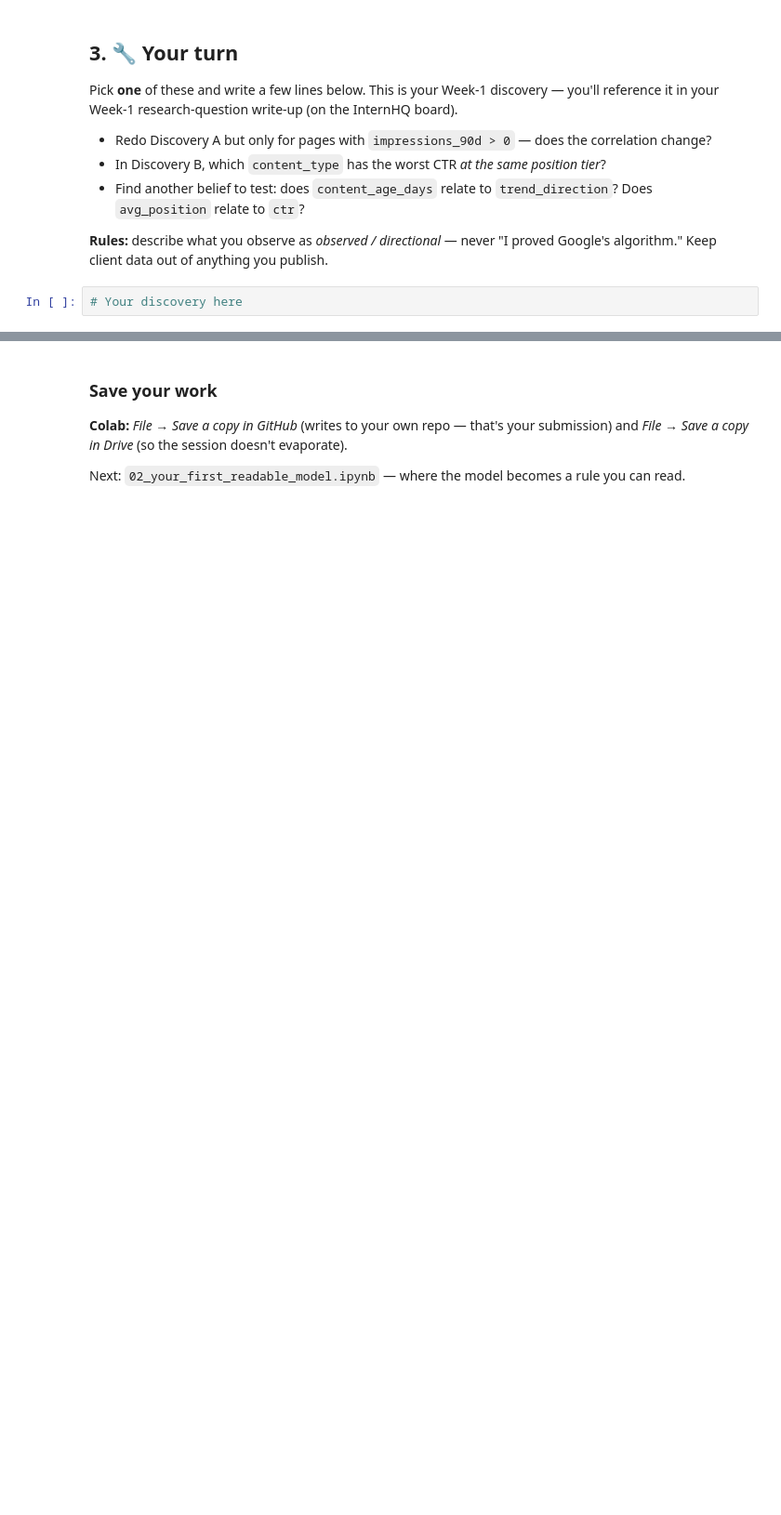
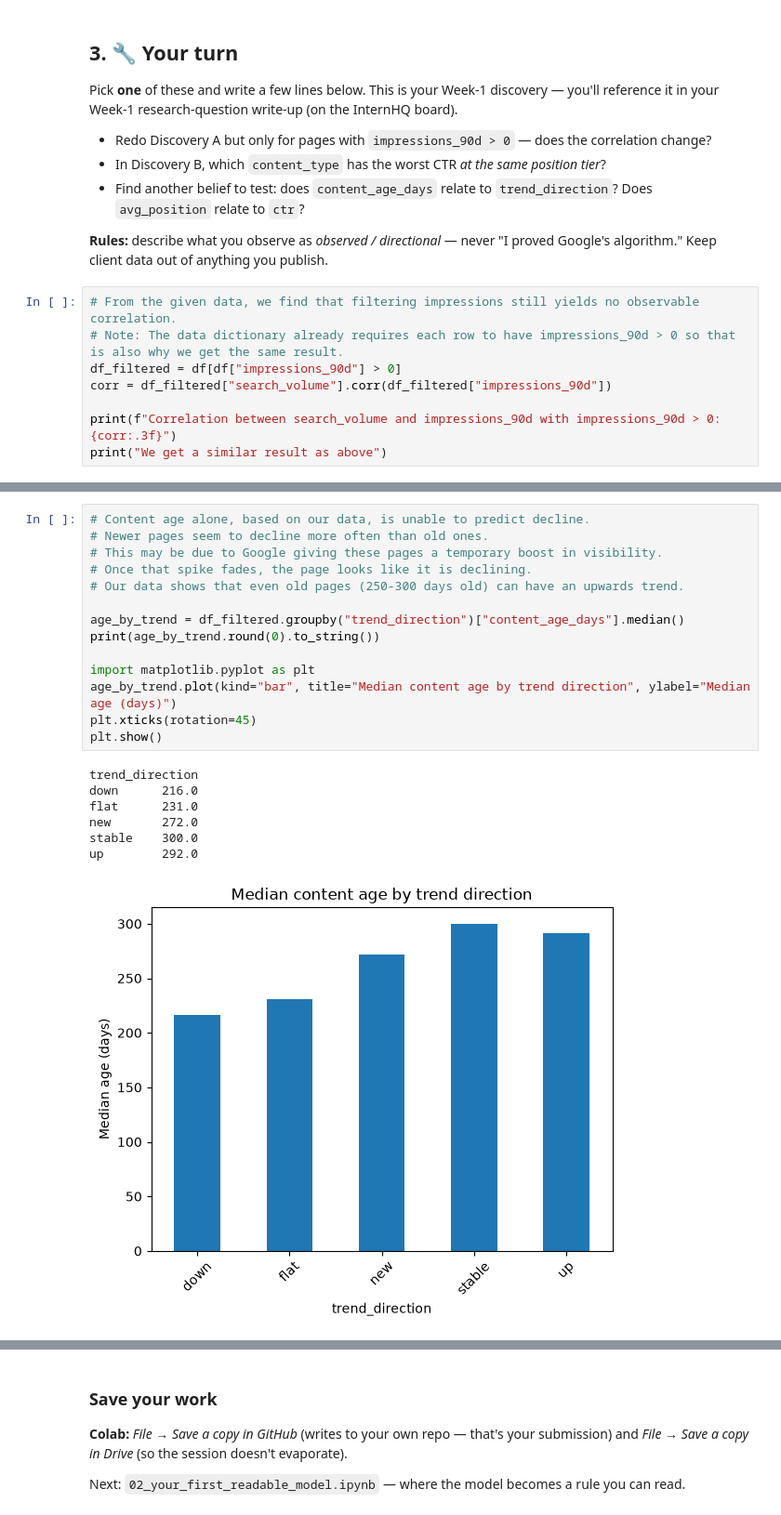
Before and after one commit to Fe4rlessCloak/flyrank-ml-workspace, a Jupyter notebook: notebooks/01_first_look_and_discovery.ipynb, the cells around one changed output, grey strips where cells are left out. Shown at 93% size. Cells and saved outputs as stored; diff of their text form; blank space fills up the shorter version.

```diff
--- a/notebooks/01_first_look_and_discovery.ipynb
+++ b/notebooks/01_first_look_and_discovery.ipynb
@@ -98,4 +152,10 @@ Pick **one** of these and write a few lines below. This is your Week-1 discovery
 
 **Rules:** describe what you observe as *observed / directional* — never "I proved Google's algorithm." Keep client data out of anything you publish.
 # %%
-# Your discovery here
+# From the given data, we find that filtering impressions still yields no observable correlation.
+# Note: The data dictionary already requires each row to have impressions_90d > 0 so that is also why we get the same result.
+df_filtered = df[df["impressions_90d"] > 0]
+corr = df_filtered["search_volume"].corr(df_filtered["impressions_90d"])
+
+print(f"Correlation between search_volume and impressions_90d with impressions_90d > 0: {corr:.3f}")
+print("We get a similar result as above")
@@ -101,0 +184,22 @@ Pick **one** of these and write a few lines below. This is your Week-1 discovery
+# %%
+# Content age alone, based on our data, is unable to predict decline.
+# Newer pages seem to decline more often than old ones.
+# This may be due to Google giving these pages a temporary boost in visibility.
+# Once that spike fades, the page looks like it is declining.
+# Our data shows that even old pages (250-300 days old) can have an upwards trend.
+
+age_by_trend = df_filtered.groupby("trend_direction")["content_age_days"].median()
+print(age_by_trend.round(0).to_string())
+
+import matplotlib.pyplot as plt
+age_by_trend.plot(kind="bar", title="Median content age by trend direction", ylabel="Median age (days)")
+plt.xticks(rotation=45)
+plt.show()
+# %% [output]
+trend_direction
+down      216.0
+flat      231.0
+new       272.0
+stable    300.0
+up        292.0
+[figure, added]
```
Also changed, not shown: parts of 10 cells of this notebook, 8 other files.
